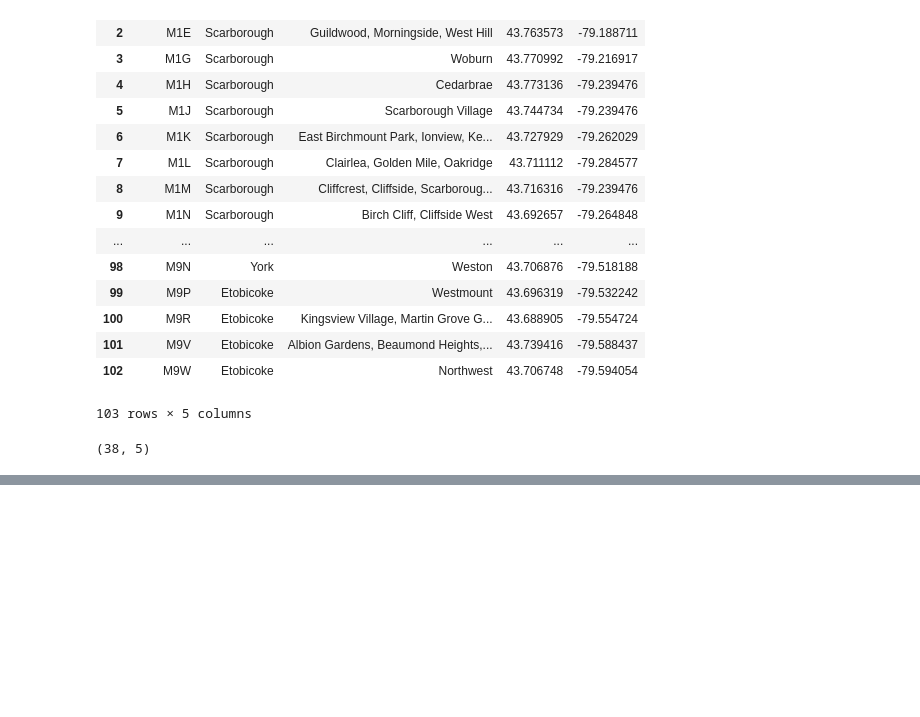
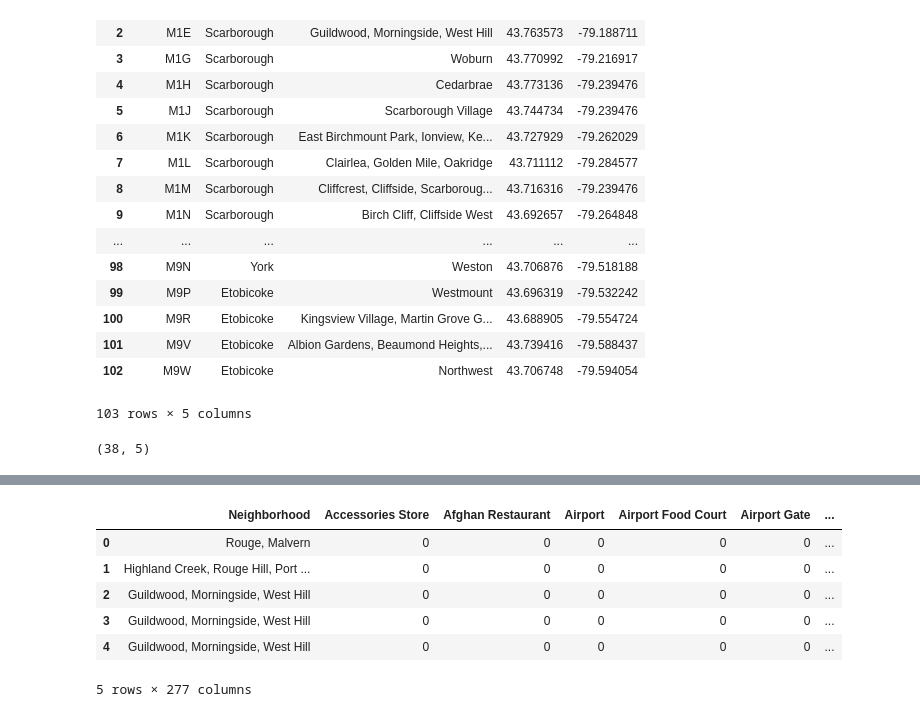
Before and after one commit to cartertu/github-example, a Jupyter notebook: W3 project-1.ipynb, the cells around one changed output, grey strips where cells are left out. Drawn from its saved outputs; the diff is of its cells as text; code cells hidden in the pictures; blank space fills up the shorter version.

```diff
--- a/W3 project-1.ipynb
+++ b/W3 project-1.ipynb
@@ -117,0 +297,17 @@ toronto.shape
+# %%
+toronto_onehot = pd.get_dummies(toronto_venues[['Venue Category']], prefix ="", prefix_sep ="")
+
+toronto_onehot['Neighborhood'] = toronto_venues['Neighborhood']
+
+toronto_onehot = toronto_onehot.reindex(columns = ['Neighborhood'] + list([a for a in toronto_onehot.columns if a != 'Neighborhood' ]))
+
+
+toronto_onehot.head()
+# %% [output]
+|  | Neighborhood | Accessories Store | Afghan Restaurant | Airport | Airport Food Court | Airport Gate | ... |
+| 0 | Rouge, Malvern | 0 | 0 | 0 | 0 | 0 | ... |
+| 1 | Highland Creek, Rouge Hill, Port ... | 0 | 0 | 0 | 0 | 0 | ... |
+| 2 | Guildwood, Morningside, West Hill | 0 | 0 | 0 | 0 | 0 | ... |
+| 3 | Guildwood, Morningside, West Hill | 0 | 0 | 0 | 0 | 0 | ... |
+| 4 | Guildwood, Morningside, West Hill | 0 | 0 | 0 | 0 | 0 | ... |
+5 rows × 277 columns
```
Also changed, not shown: parts of 9 cells of this notebook.
